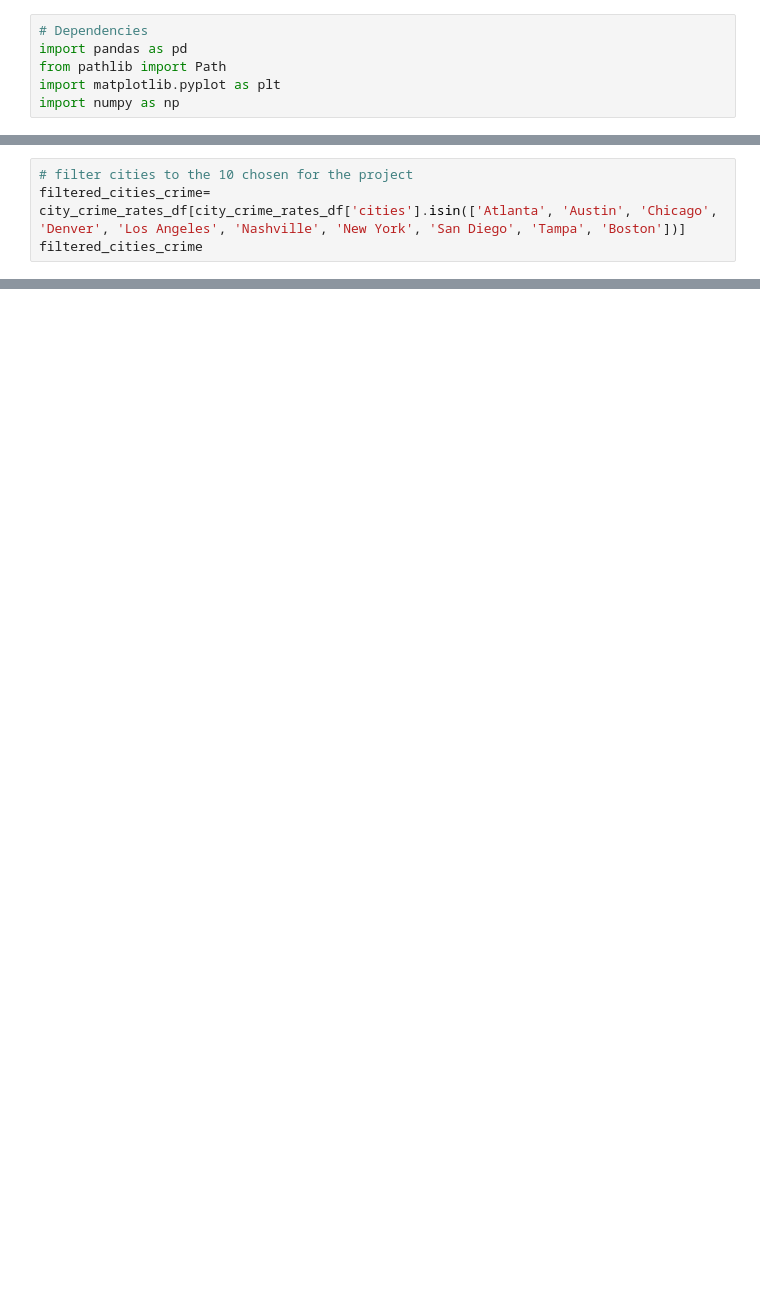
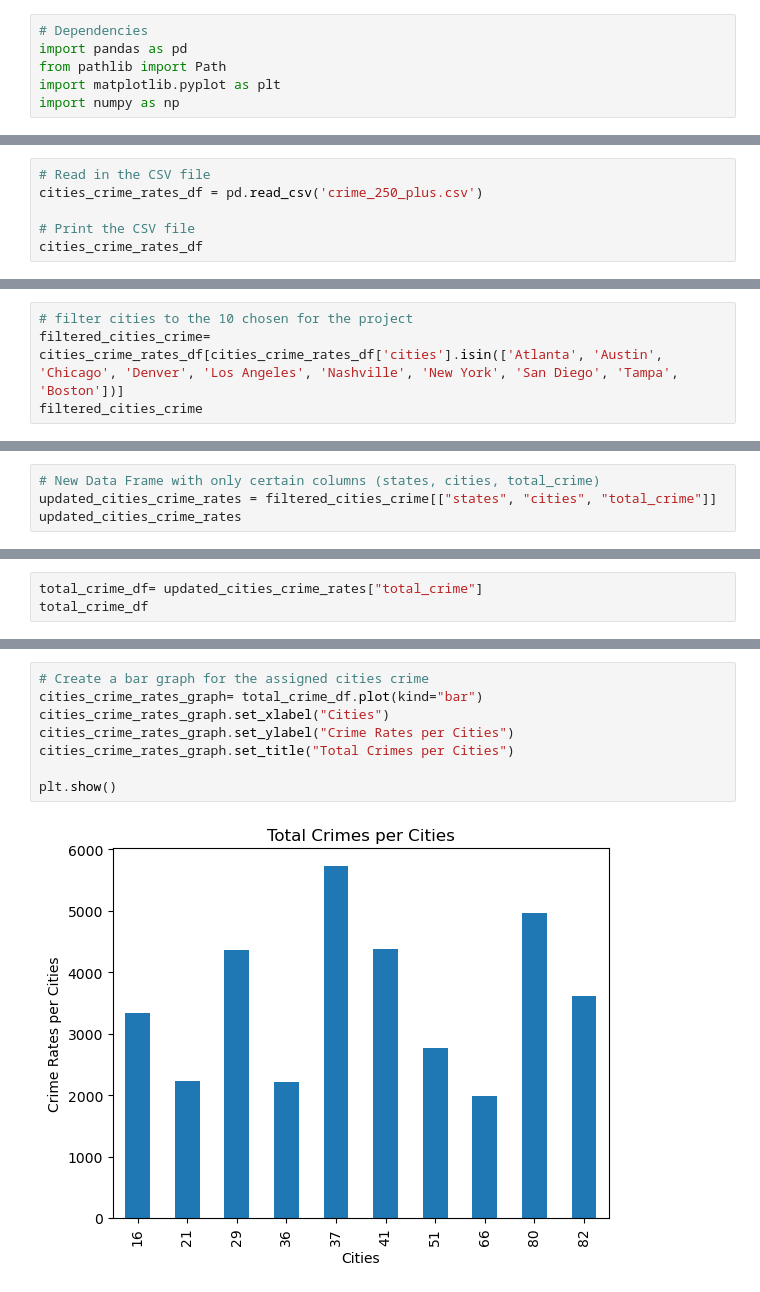
Before and after one commit to benschatz97/group_project_1, a Jupyter notebook: sean_files/population_city_crime/population_city_crime.ipynb, the cells around one changed output, grey strips where cells are left out. Drawn from its saved outputs; the diff is of its cells as text; blank space fills up the shorter version.

```diff
--- a/sean_files/population_city_crime/population_city_crime.ipynb
+++ b/sean_files/population_city_crime/population_city_crime.ipynb
@@ -24,0 +10,6 @@ city_crime_rates_df
+# %%
+# Read in the CSV file
+cities_crime_rates_df = pd.read_csv('crime_250_plus.csv')
+
+# Print the CSV file
+cities_crime_rates_df
@@ -25,6 +30,6 @@ city_crime_rates_df
 # %%
 # filter cities to the 10 chosen for the project
-filtered_cities_crime= city_crime_rates_df[city_crime_rates_df['cities'].isin(['Atlanta', 'Austin', 'Chicago', 'Denver', 'Los Angeles', 'Nashville', 'New York', 'San Diego', 'Tampa', 'Boston'])]
+filtered_cities_crime= cities_crime_rates_df[cities_crime_rates_df['cities'].isin(['Atlanta', 'Austin', 'Chicago', 'Denver', 'Los Angeles', 'Nashville', 'New York', 'San Diego', 'Tampa', 'Boston'])]
 filtered_cities_crime
 # %% [output]
 |  | states | cities | population | total_crime | murder | rape | robbery | agrv_assault | tot_violent_crime | ... |
@@ -38,3 +43,7 @@ filtered_cities_crime
 | 66 | New York | New York | 8,804,190 | 1987.49 | 3.39 | 27.56 | 162.42 | 345.52 | 538.90 | ... |
 | 80 | Tennessee | Nashville | 674,942 | 4966.50 | 16.30 | 72.90 | 303.14 | 745.84 | 1,138.17 | ... |
 | 82 | Texas | Austin | 971,949 | 3612.23 | 2.57 | 85.81 | 101.55 | 224.91 | 414.84 | ... |
+# %%
+# New Data Frame with only certain columns (states, cities, total_crime)
+updated_cities_crime_rates = filtered_cities_crime[["states", "cities", "total_crime"]]
+updated_cities_crime_rates
@@ -40,0 +62,3 @@ filtered_cities_crime
+# %%
+total_crime_df= updated_cities_crime_rates["total_crime"]
+total_crime_df
@@ -40,0 +77,10 @@ filtered_cities_crime
+# %%
+# Create a bar graph for the assigned cities crime
+cities_crime_rates_graph= total_crime_df.plot(kind="bar")
+cities_crime_rates_graph.set_xlabel("Cities")
+cities_crime_rates_graph.set_ylabel("Crime Rates per Cities")
+cities_crime_rates_graph.set_title("Total Crimes per Cities")
+
+plt.show()
+# %% [output]
+[figure, added]
```
Also changed, not shown: parts of 5 cells of this notebook, 2 other files.
